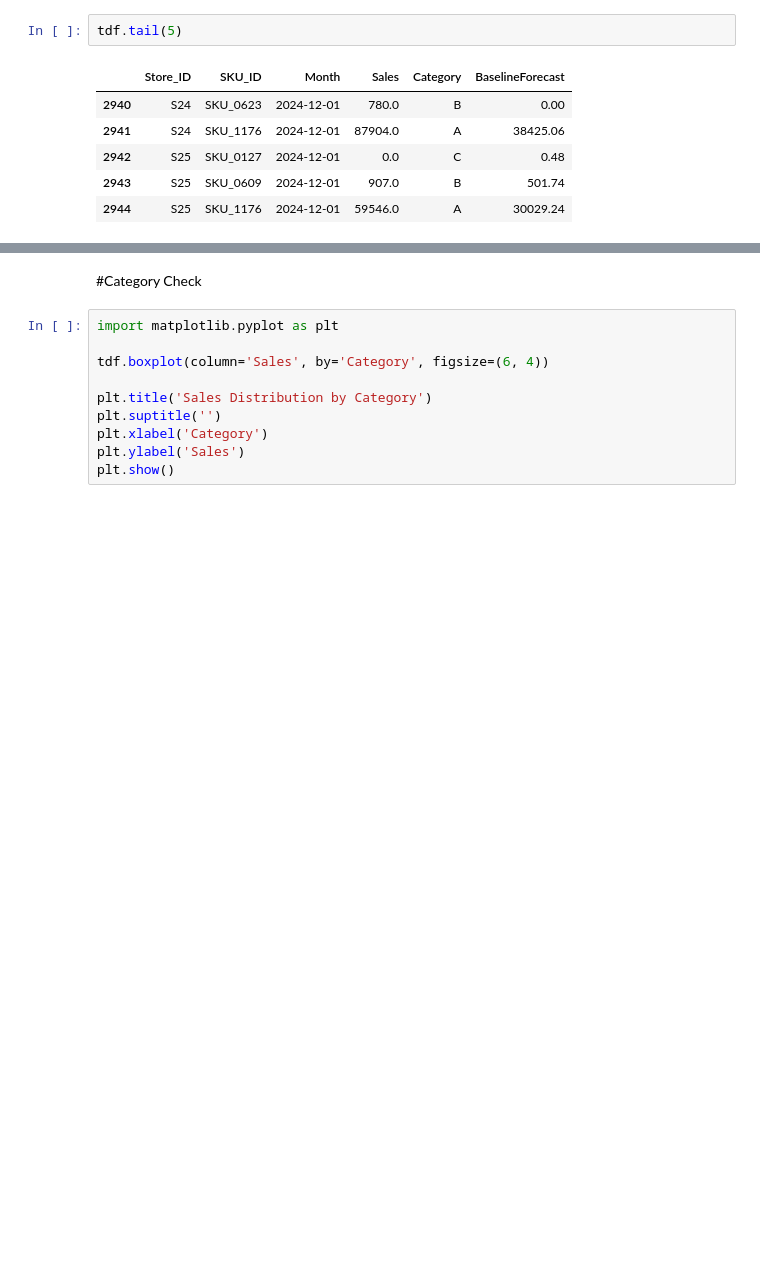
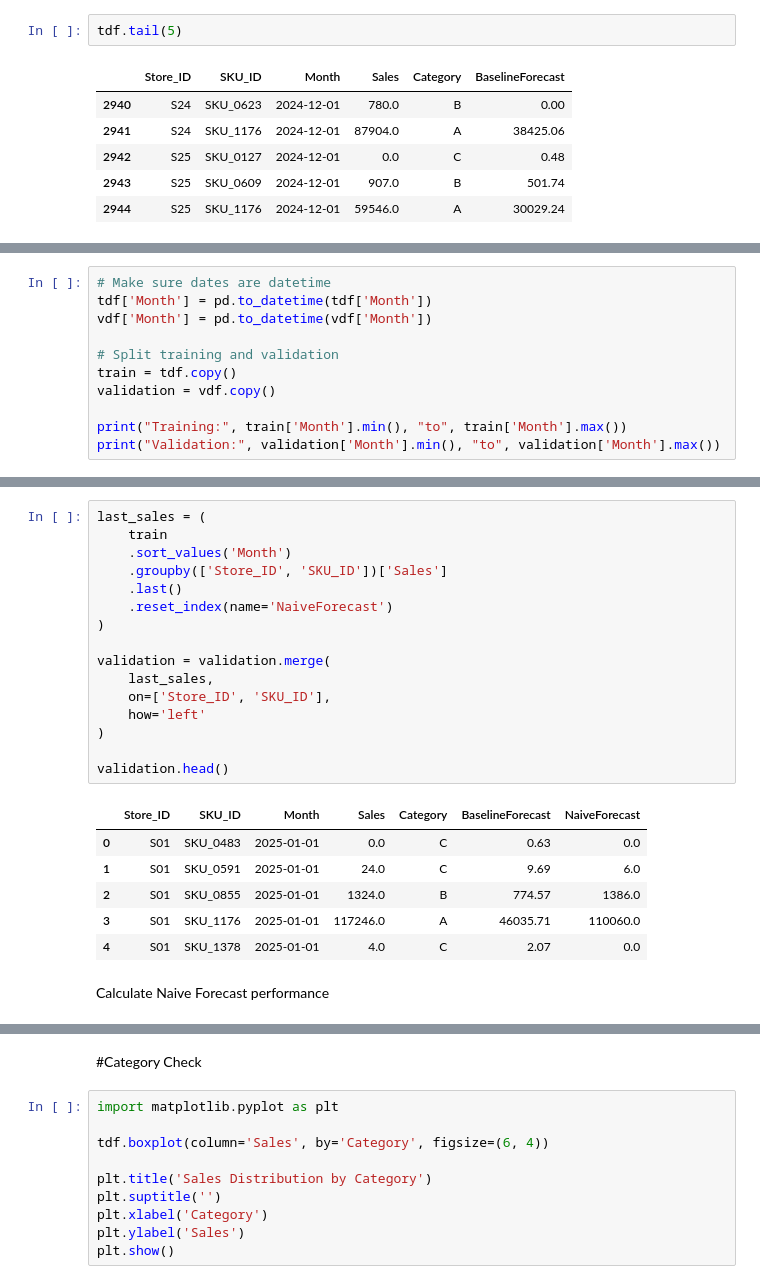
Before and after one commit to partha2412/Time-Series-Forecast, a Jupyter notebook: TimeSeries_forecasting.ipynb, the cells around one changed output, grey strips where cells are left out. Cells and saved outputs as stored; diff of their text form; blank space fills up the shorter version.

```diff
--- a/TimeSeries_forecasting.ipynb
+++ b/TimeSeries_forecasting.ipynb
@@ -338,0 +620,11 @@ tdf.tail(5)
+# %%
+# Make sure dates are datetime
+tdf['Month'] = pd.to_datetime(tdf['Month'])
+vdf['Month'] = pd.to_datetime(vdf['Month'])
+
+# Split training and validation
+train = tdf.copy()
+validation = vdf.copy()
+
+print("Training:", train['Month'].min(), "to", train['Month'].max())
+print("Validation:", validation['Month'].min(), "to", validation['Month'].max())
@@ -338,0 +634,25 @@ tdf.tail(5)
+# %%
+last_sales = (
+    train
+    .sort_values('Month')
+    .groupby(['Store_ID', 'SKU_ID'])['Sales']
+    .last()
+    .reset_index(name='NaiveForecast')
+)
+
+validation = validation.merge(
+    last_sales,
+    on=['Store_ID', 'SKU_ID'],
+    how='left'
+)
+
+validation.head()
+# %% [output]
+|  | Store_ID | SKU_ID | Month | Sales | Category | BaselineForecast | NaiveForecast |
+| 0 | S01 | SKU_0483 | 2025-01-01 | 0.0 | C | 0.63 | 0.0 |
+| 1 | S01 | SKU_0591 | 2025-01-01 | 24.0 | C | 9.69 | 6.0 |
+| 2 | S01 | SKU_0855 | 2025-01-01 | 1324.0 | B | 774.57 | 1386.0 |
+| 3 | S01 | SKU_1176 | 2025-01-01 | 117246.0 | A | 46035.71 | 110060.0 |
+| 4 | S01 | SKU_1378 | 2025-01-01 | 4.0 | C | 2.07 | 0.0 |
+# %% [markdown]
+Calculate Naive Forecast performance
```
Also changed, not shown: parts of 66 cells of this notebook.
